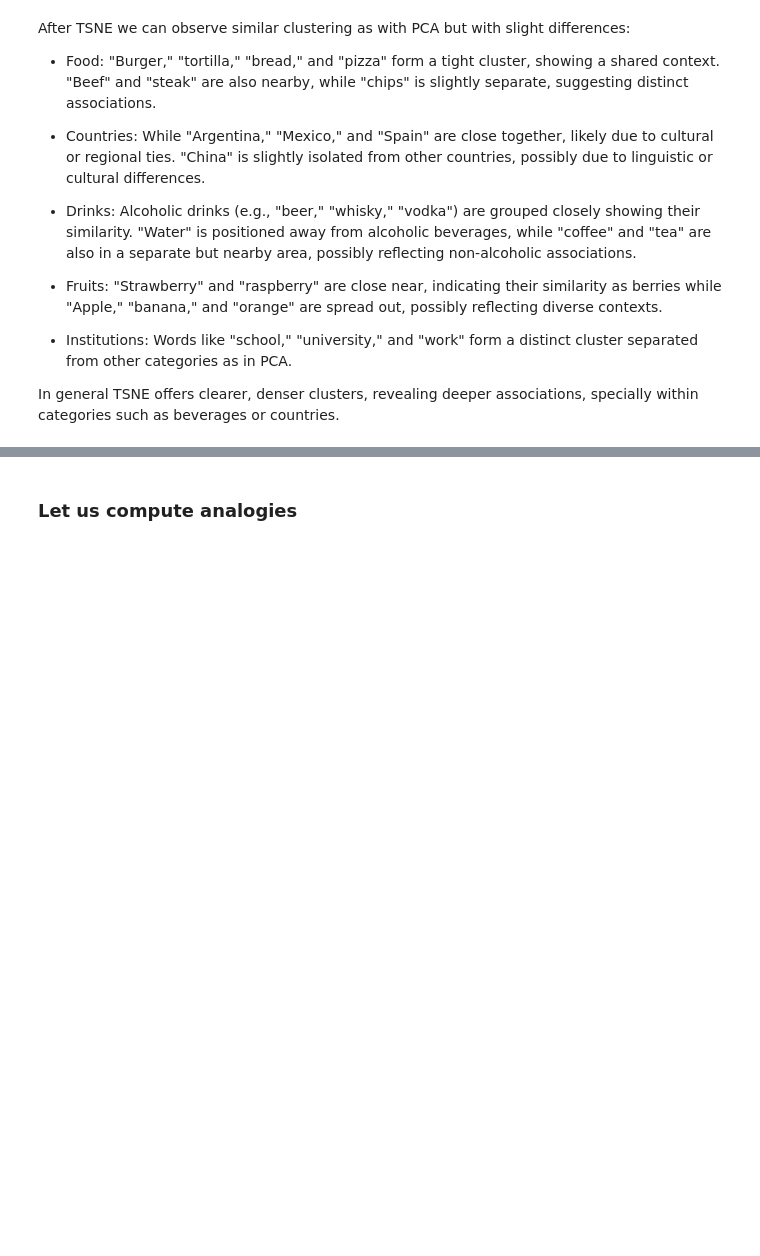
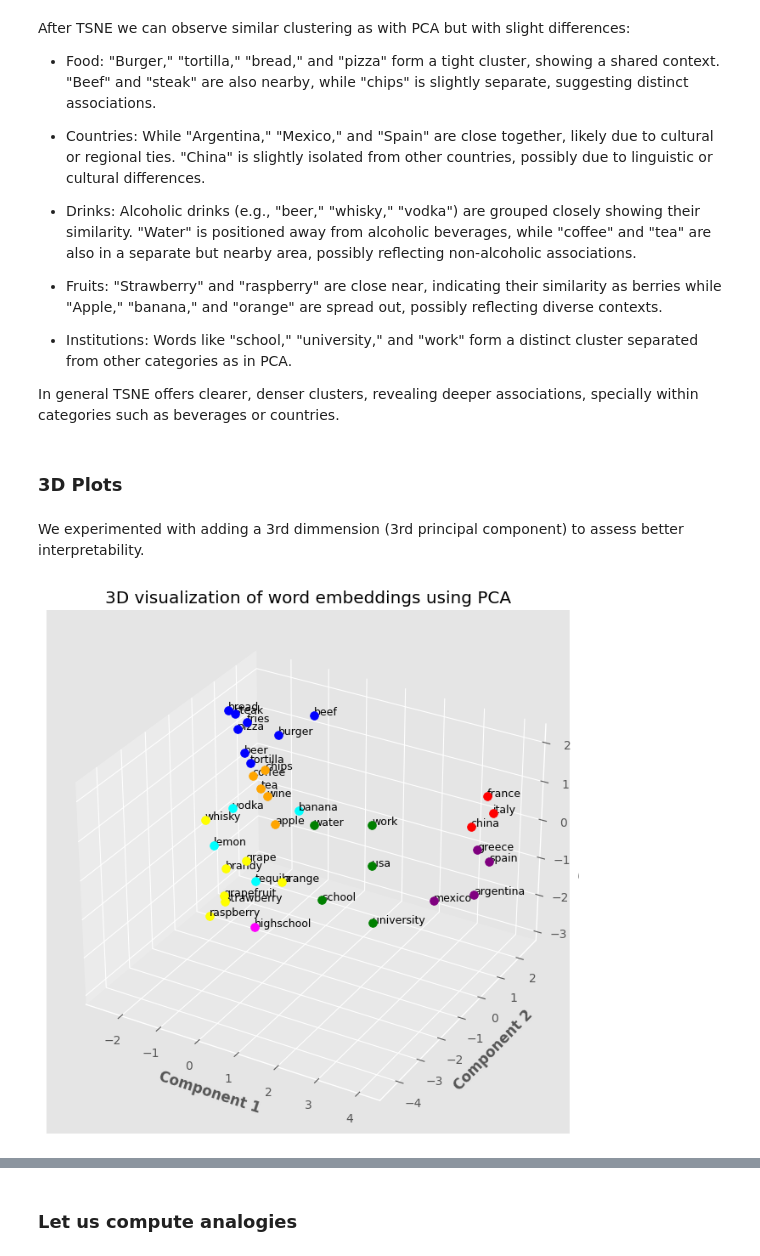
Before and after one commit to A01794892-tec-mx/AdvancedML_TEAM_33, a Jupyter notebook: A3a_DL_TC5033_embeddings_hw1.ipynb, the cells around one changed output, grey strips where cells are left out. Cells and saved outputs as stored; diff of their text form; code cells hidden in the pictures; blank space fills up the shorter version.

```diff
--- a/A3a_DL_TC5033_embeddings_hw1.ipynb
+++ b/A3a_DL_TC5033_embeddings_hw1.ipynb
@@ -190,3 +245,11 @@ After TSNE we can observe similar clustering as with PCA but with slight differe
 
 
 In general TSNE offers clearer, denser clusters, revealing deeper associations, specially within categories such as beverages or countries.
+# %% [markdown]
+### 3D Plots
+# %% [markdown]
+We experimented with adding a 3rd dimmension (3rd principal component) to assess better interpretability.
+# %%
+embeddings = plot_embeddings(PATH, words, emb_dim, embeddings_dict, PCA, 3)
+# %% [output]
+[figure, added]
```
Also changed, not shown: parts of 6 cells of this notebook.
